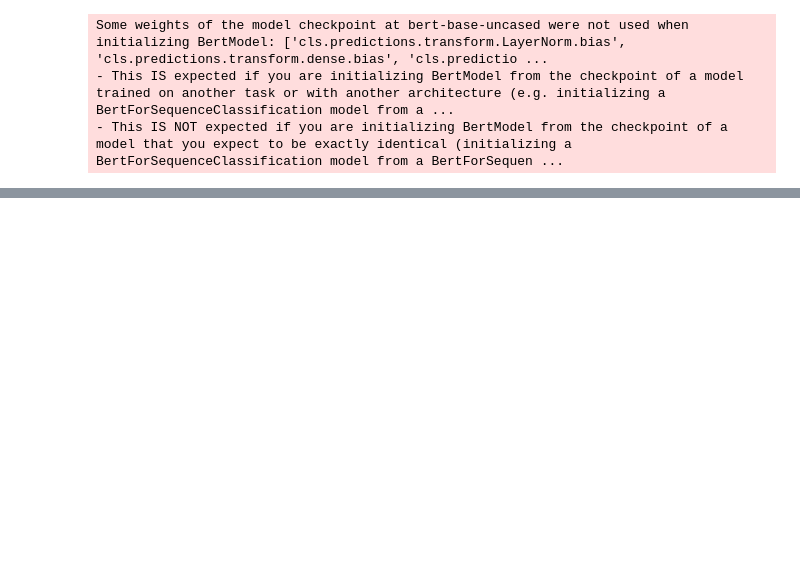
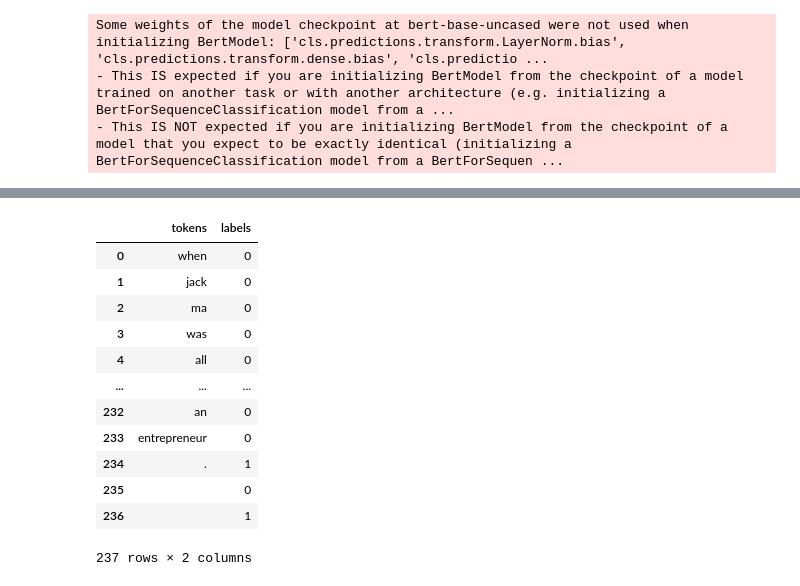
Before and after one commit to koad7/NLP_PYTORCH, a Jupyter notebook: Unsupervised_NER_With_embedding.ipynb, the cells around one changed output, grey strips where cells are left out. Saved outputs shown, nothing was run; the diff lists cells and outputs as text; code cells hidden in the pictures; blank space fills up the shorter version.

```diff
--- a/Unsupervised_NER_With_embedding.ipynb
+++ b/Unsupervised_NER_With_embedding.ipynb
@@ -244,0 +78,11 @@ Some weights of the model checkpoint at bert-base-uncased were not used when ini
+# %%
+count_0 = labels.size-np.count_nonzero(labels)
+count_1 = np.count_nonzero(labels)
+if  count_1 > count_0:
+  labels = np.logical_not(labels).astype(int)
+# %%
+tokens = tokenizer.tokenize(sentence)
+# %%
+tokens.append("")
+# %%
+tokens.append("")
@@ -244,0 +91,16 @@ Some weights of the model checkpoint at bert-base-uncased were not used when ini
+# %%
+pd.DataFrame({'tokens':tokens, 'labels':labels})
+# %% [output]
+|  | tokens | labels |
+| 0 | when | 0 |
+| 1 | jack | 0 |
+| 2 | ma | 0 |
+| 3 | was | 0 |
+| 4 | all | 0 |
+| ... | ... | ... |
+| 232 | an | 0 |
+| 233 | entrepreneur | 0 |
+| 234 | . | 1 |
+| 235 |  | 0 |
+| 236 |  | 1 |
+237 rows × 2 columns
```
Also changed, not shown: parts of 59 cells of this notebook.
